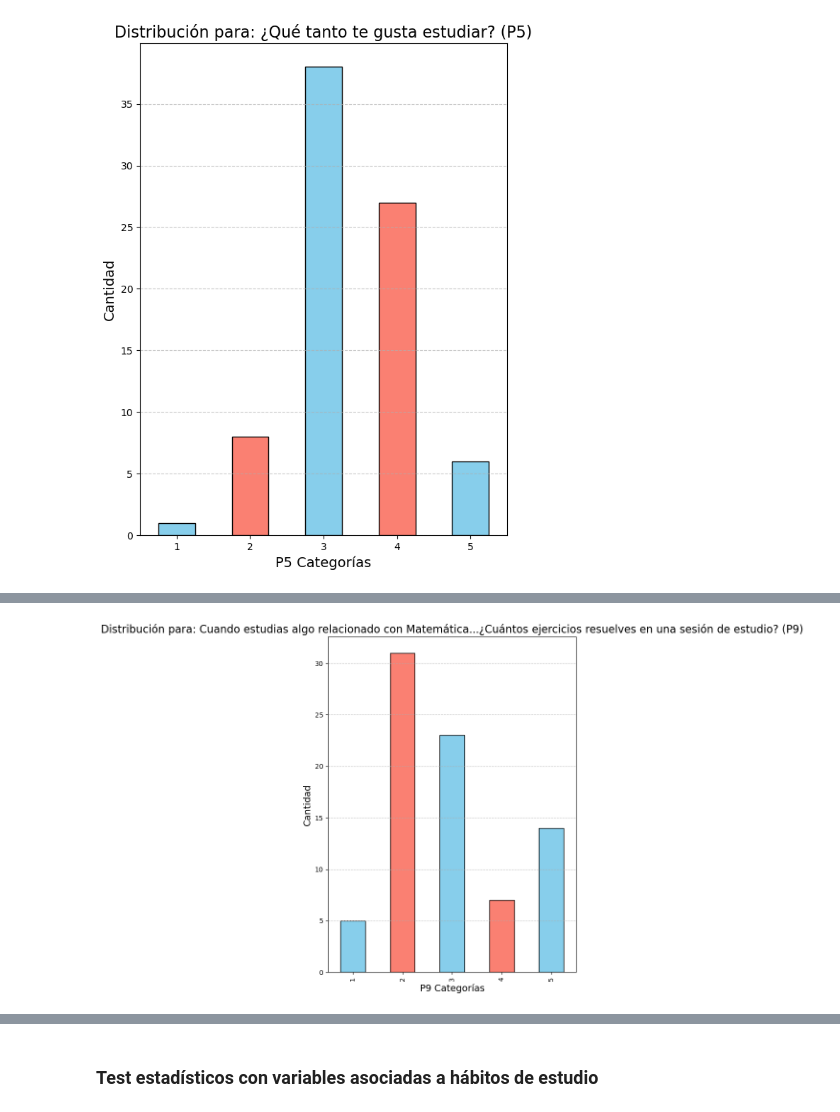
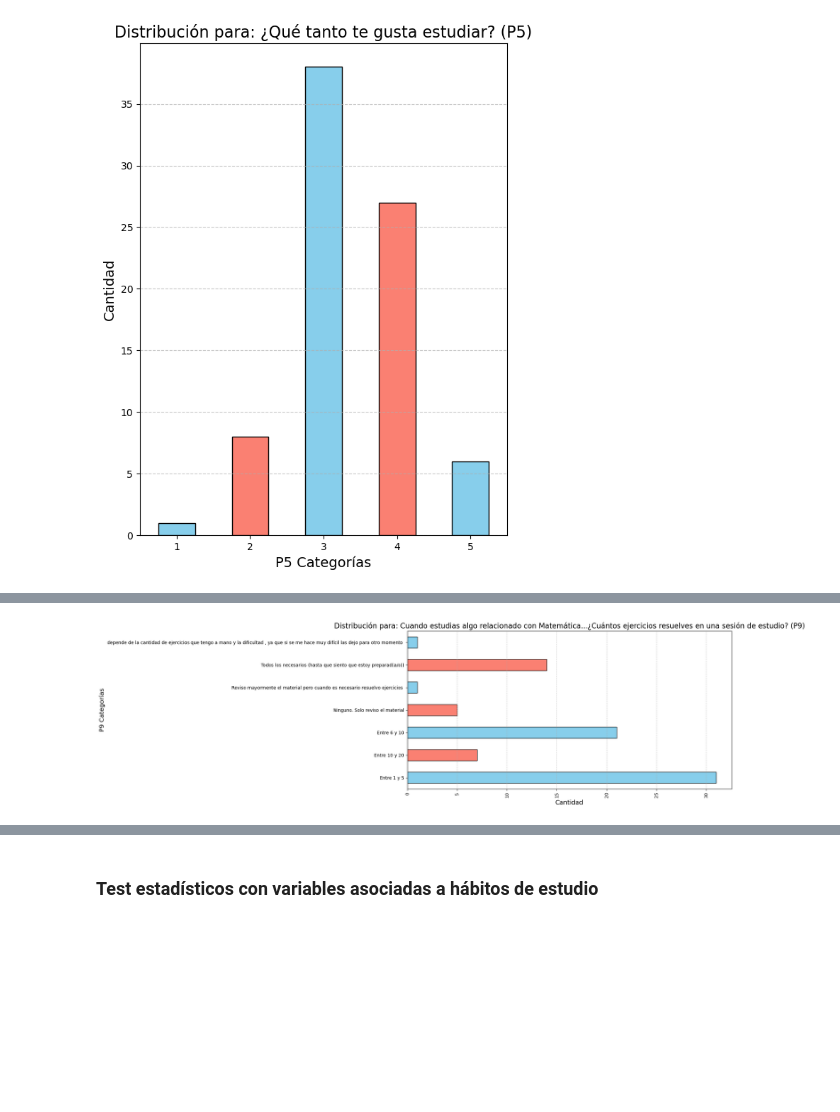
Before and after one commit to iair/taller_ahh1, a Jupyter notebook: notebooks/preprocessing.ipynb, the cells around one changed output, grey strips where cells are left out. Cells and saved outputs as stored; diff of their text form; code cells hidden in the pictures; blank space fills up the shorter version.

```diff
--- a/notebooks/preprocessing.ipynb
+++ b/notebooks/preprocessing.ipynb
@@ -394,12 +396,12 @@ utils.plot_distribution(
 # %%
 utils.plot_distribution(
-    df=processed_df,
+    df=encuesta,
     variable_name='P9',
     question_text= "Cuando estudias algo relacionado con Matemática...¿Cuántos ejercicios resuelves en una sesión de estudio?",
     rotation=90,
-    horizontal=False,
+    #horizontal=False,
+    figsize=(20,6),
     ascending=True
-    #figsize=(20,6)
 )
 # %% [output]
-[figure, old version]
+[figure, new version]
```
Also changed, not shown: parts of 16 cells of this notebook, 1 other file.
